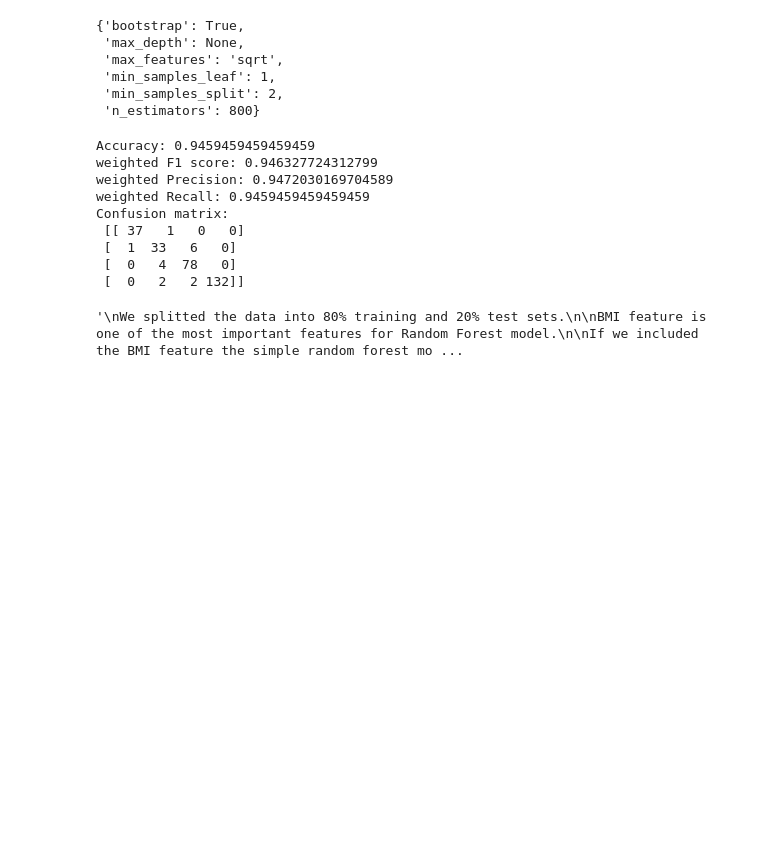
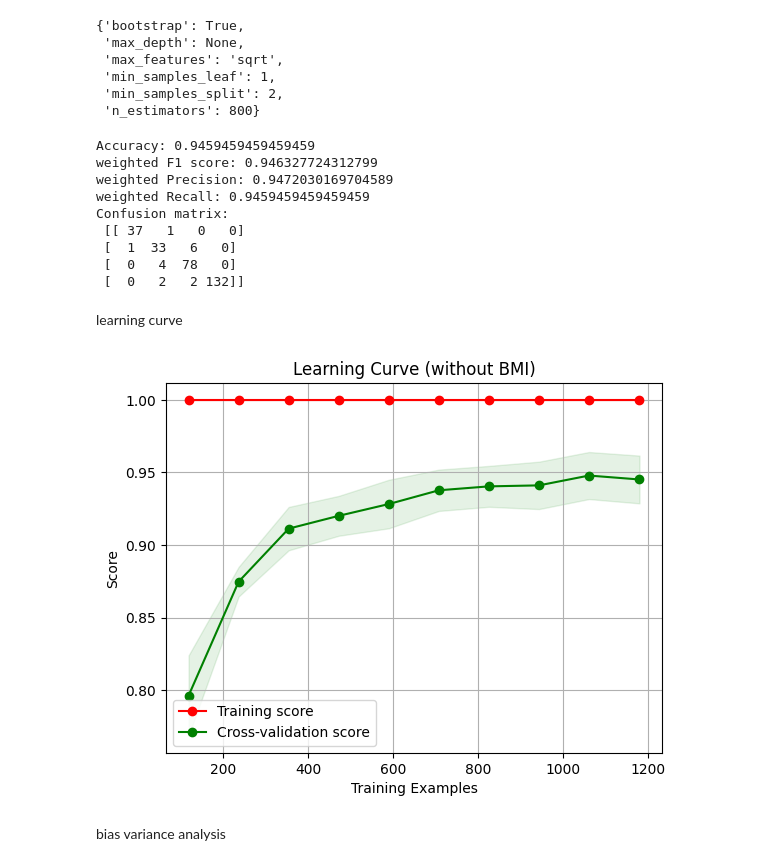
Before and after one commit to AmmarMohamed21/Human-Body-Level-Classification, a Jupyter notebook: random_forest.ipynb, the cells around one changed output. Drawn from its saved outputs; the diff is of its cells as text; code cells hidden in the pictures; blank space fills up the shorter version.

```diff
--- a/random_forest.ipynb
+++ b/random_forest.ipynb
@@ -491,26 +422,50 @@ Confusion matrix:
  [  1  33   6   0]
  [  0   4  78   0]
  [  0   2   2 132]]
-# %%
-"""
-We splitted the data into 80% training and 20% test sets.
-
-BMI feature is one of the most important features for Random Forest model.
-
-If we included the BMI feature the simple random forest model with default paramters
-achieves a weighted F1-score of 99.66% on the test set.
-
-However, if we excluded the BMI feature achieves a weighted F1-score of 94.64% on the test set.
-
-Since the random forest model using BMI with default paramters already achieves a very high accuracy and F1-score,
-we tried to tune the hyperparameters around the default values using grid search and cross-validation,
-but the hyperparameter tuning had insignificant effect on the accuracy and F1-score.
-
-However, if we fine-tuned the models without BMI feature using grid search and cross-validation,
-the weighted F1-score on the test set increased from 94.64% to 95.33% but still lower than the model with BMI feature.
-
-The main hyperparameters that affect the performance of the random forest model are the number of trees in the forest and
-the max number of features considered for splitting a node.
-"""
-# %% [output]
-'\nWe splitted the data into 80% training and 20% test sets.\n\nBMI feature is one of the most important features for Random Forest model.\n\nIf we included the BMI feature the simple random forest mo ...
+# %% [markdown]
+learning curve
+# %%
+from sklearn.model_selection import learning_curve
+
+# Load the data and drop BMI feature
+X = df.drop(['Body_Level', 'BMI'], axis=1)
+y = df['Body_Level']
+
+# Create a random forest classifier
+model = RandomForestClassifier(**grid_search.best_params_, random_state=42)
+
+# Define the number of training samples at each iteration
+train_sizes, train_scores, test_scores = learning_curve(model, X, y, cv=5, train_sizes=np.linspace(0.1, 1.0, 10))
+
+# Calculate the mean and standard deviation of the training and test scores
+train_scores_mean = np.mean(train_scores, axis=1)
+train_scores_std = np.std(train_scores, axis=1)
+test_scores_mean = np.mean(test_scores, axis=1)
+test_scores_std = np.std(test_scores, axis=1)
+
+# Plot the learning curve
+plt.figure()
+plt.title("Learning Curve (without BMI)")
+plt.xlabel("Training Examples")
+plt.ylabel("Score")
+plt.grid()
+
+# Plot the mean training and test scores
+plt.plot(train_sizes, train_scores_mean, 'o-', color="r", label="Training score")
+plt.plot(train_sizes, test_scores_mean, 'o-', color="g", label="Cross-validation score")
+
+# Plot the shaded area indicating the variance (± one standard deviation)
+plt.fill_between(train_sizes, train_scores_mean - train_scores_std,
+                 train_scores_mean + train_scores_std, alpha=0.1, color="r")
+plt.fill_between(train_sizes, test_scores_mean - test_scores_std,
+                 test_scores_mean + test_scores_std, alpha=0.1, color="g")
+
+# Add a legend
+plt.legend(loc="best")
+
+# Show the plot
+plt.show()
+# %% [output]
+[figure, added]
+# %% [markdown]
+bias variance analysis
```
Also changed, not shown: parts of 19 cells of this notebook, 4 other files.
